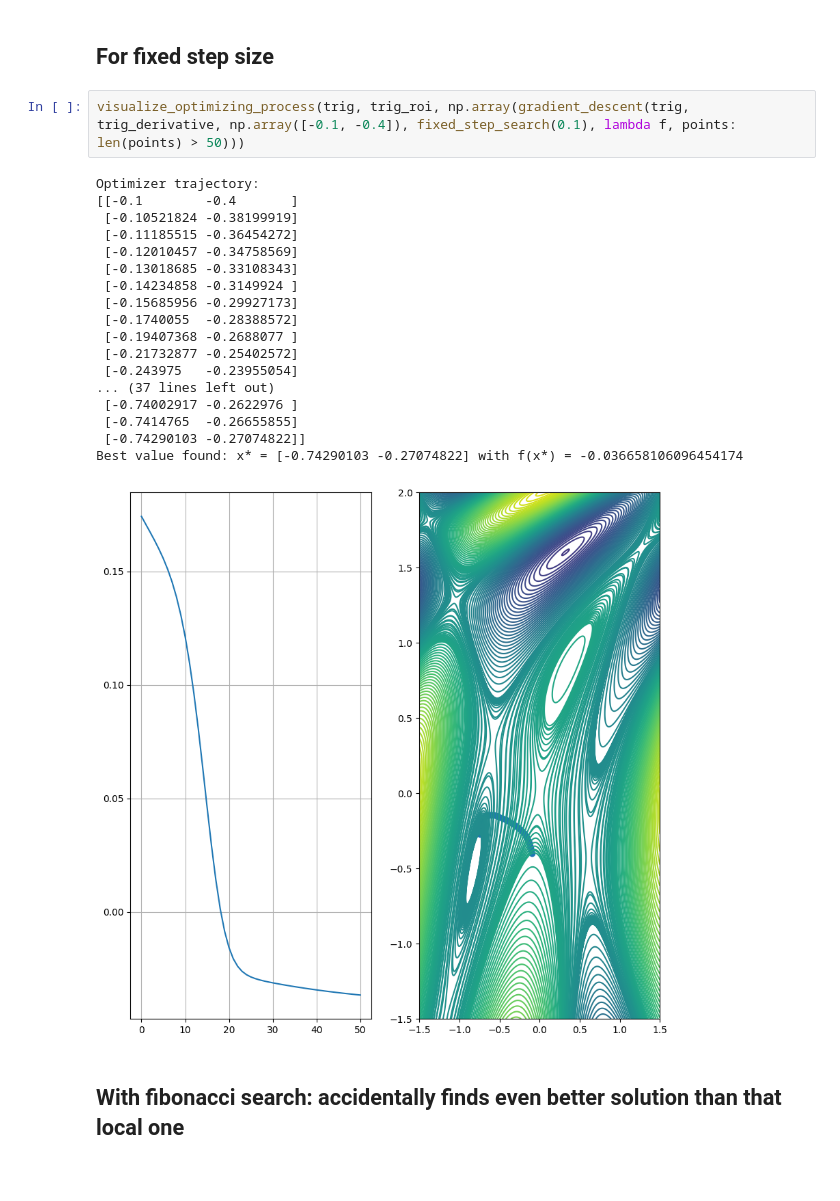
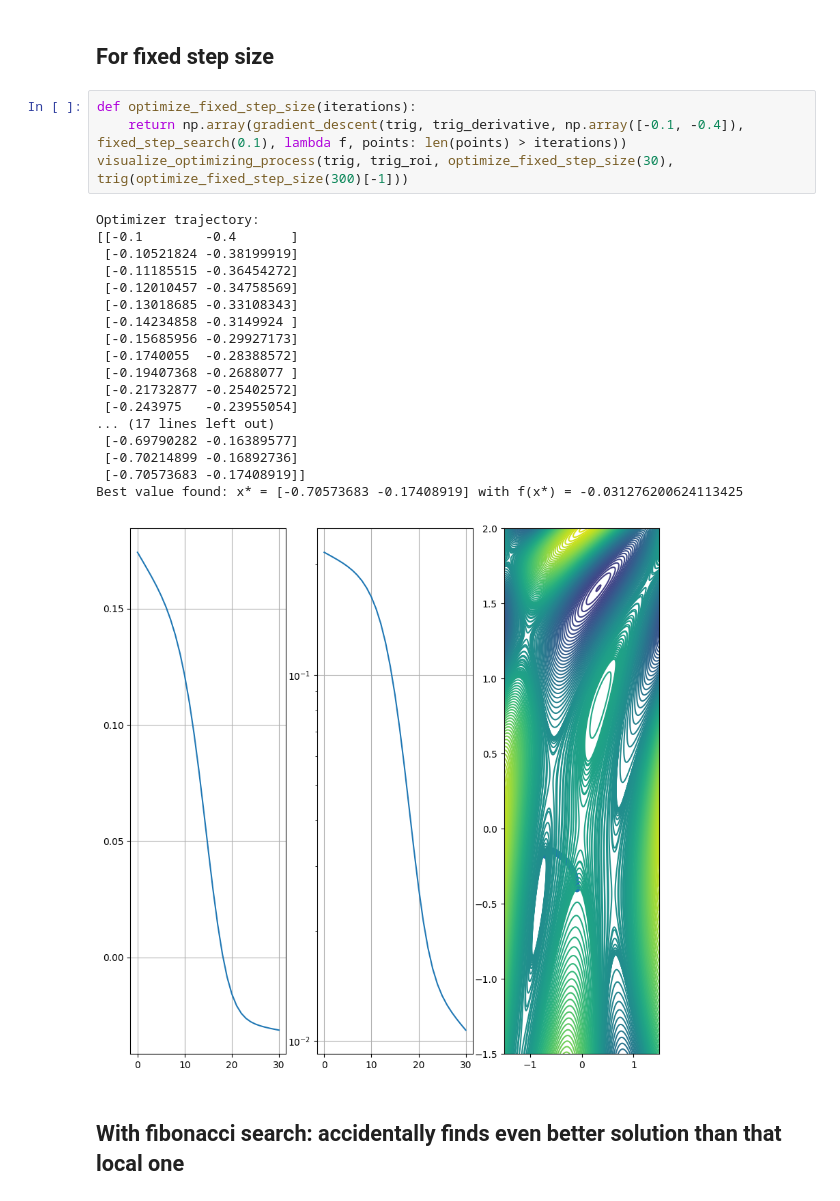
Before and after one commit to spanish-inquisition-optimization/GradientDescent, a Jupyter notebook: part_1.ipynb, the cells around one changed output. Saved outputs shown, nothing was run; the diff lists cells and outputs as text.

```diff
--- a/part_1.ipynb
+++ b/part_1.ipynb
@@ -65,26 +68,28 @@ visualize_function_3d(trig, trig_roi)
 # %% [markdown]
 ## For fixed step size
 # %%
-visualize_optimizing_process(trig, trig_roi, np.array(gradient_descent(trig, trig_derivative, np.array([-0.1, -0.4]), fixed_step_search(0.1), lambda f, points: len(points) > 50)))
+def optimize_fixed_step_size(iterations):
+    return np.array(gradient_descent(trig, trig_derivative, np.array([-0.1, -0.4]), fixed_step_search(0.1), lambda f, points: len(points) > iterations))
+visualize_optimizing_process(trig, trig_roi, optimize_fixed_step_size(30), trig(optimize_fixed_step_size(300)[-1]))
 # %% [output]
 Optimizer trajectory:
 [[-0.1        -0.4       ]
  [-0.10521824 -0.38199919]
  [-0.11185515 -0.36454272]
  [-0.12010457 -0.34758569]
  [-0.13018685 -0.33108343]
  [-0.14234858 -0.3149924 ]
  [-0.15685956 -0.29927173]
  [-0.1740055  -0.28388572]
  [-0.19407368 -0.2688077 ]
  [-0.21732877 -0.25402572]
  [-0.243975   -0.23955054]
-... (37 lines left out)
- [-0.74002917 -0.2622976 ]
- [-0.7414765  -0.26655855]
- [-0.74290103 -0.27074822]]
-Best value found: x* = [-0.74290103 -0.27074822] with f(x*) = -0.036658106096454174
+... (17 lines left out)
+ [-0.69790282 -0.16389577]
+ [-0.70214899 -0.16892736]
+ [-0.70573683 -0.17408919]]
+Best value found: x* = [-0.70573683 -0.17408919] with f(x*) = -0.031276200624113425
-[figure, old version]
+[figure, new version]
 # %% [markdown]
 ## With fibonacci search: accidentally finds even better solution than that local one
 # %%
```
Also changed, not shown: parts of 3 cells of this notebook, 3 other files.
